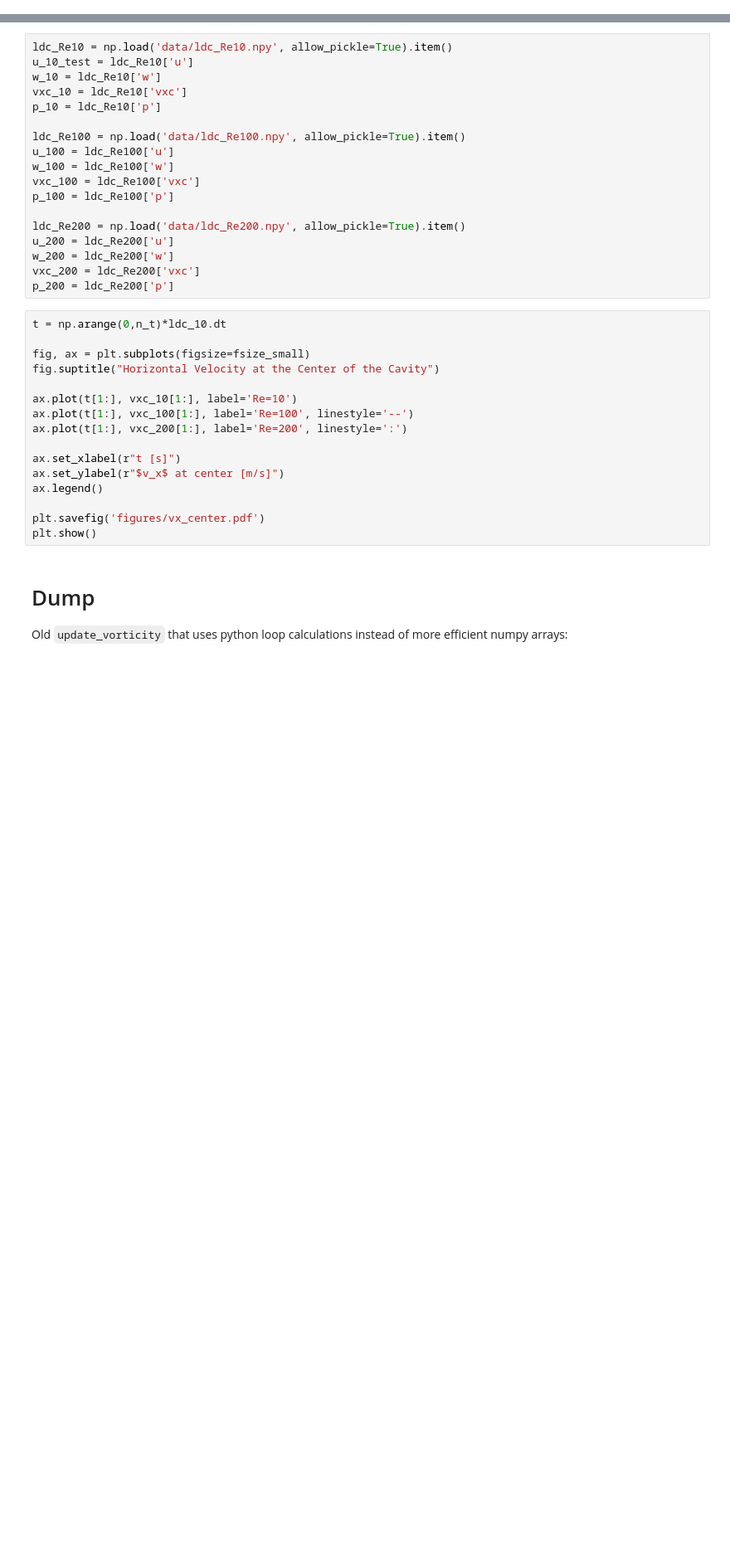
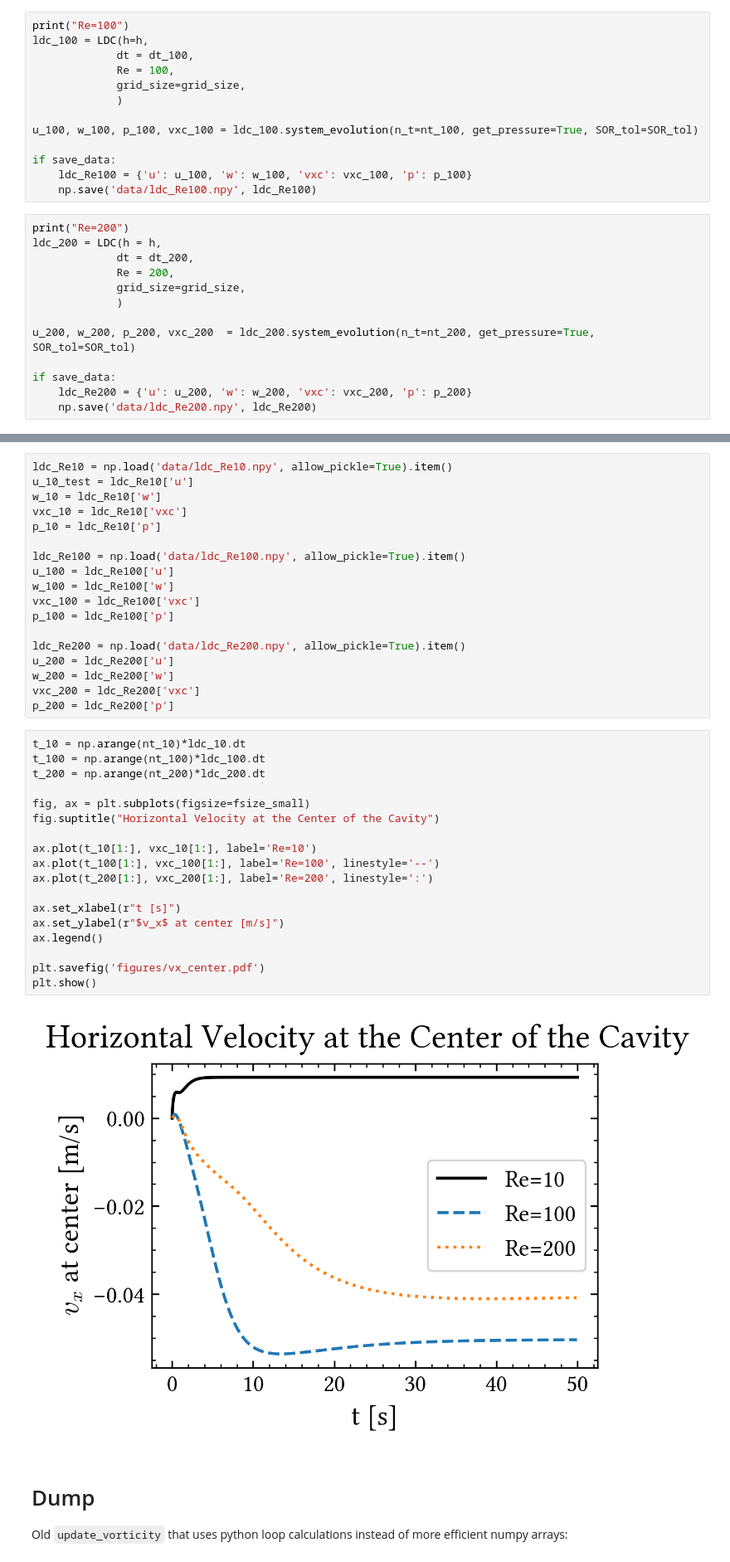
Before and after one commit to Fubinii/FD_fluid_dynamics, a Jupyter notebook: FD_fluid_dynamics.ipynb, the cells around one changed output, grey strips where cells are left out. Shown at 83% size. Cells and saved outputs as stored; diff of their text form; blank space fills up the shorter version.

```diff
--- a/FD_fluid_dynamics.ipynb
+++ b/FD_fluid_dynamics.ipynb
@@ -355,3 +354,29 @@ np.save('data/ldc_Re200.npy', ldc_Re200)
+# %%
+print("Re=100")
+ldc_100 = LDC(h=h,
+             dt = dt_100,
+             Re = 100,
+             grid_size=grid_size,
+             )
+
+u_100, w_100, p_100, vxc_100 = ldc_100.system_evolution(n_t=nt_100, get_pressure=True, SOR_tol=SOR_tol)
+
+if save_data:
+    ldc_Re100 = {'u': u_100, 'w': w_100, 'vxc': vxc_100, 'p': p_100}
+    np.save('data/ldc_Re100.npy', ldc_Re100)
+# %%
+print("Re=200")
+ldc_200 = LDC(h = h,
+             dt = dt_200,
+             Re = 200,
+             grid_size=grid_size,
+             )
+
+u_200, w_200, p_200, vxc_200  = ldc_200.system_evolution(n_t=nt_200, get_pressure=True, SOR_tol=SOR_tol)
+
+if save_data:
+    ldc_Re200 = {'u': u_200, 'w': w_200, 'vxc': vxc_200, 'p': p_200}
+    np.save('data/ldc_Re200.npy', ldc_Re200)
 # %% [markdown]
 The cell below is to load the data directly instead of simulating it, if the simulation cell above was run before.
 # %%
@@ -373,21 +398,25 @@ w_200 = ldc_Re200['w']
 vxc_200 = ldc_Re200['vxc']
 p_200 = ldc_Re200['p']
 # %%
-t = np.arange(0,n_t)*ldc_10.dt
+t_10 = np.arange(nt_10)*ldc_10.dt
+t_100 = np.arange(nt_100)*ldc_100.dt
+t_200 = np.arange(nt_200)*ldc_200.dt
 
 fig, ax = plt.subplots(figsize=fsize_small)
 fig.suptitle("Horizontal Velocity at the Center of the Cavity")
 
-ax.plot(t[1:], vxc_10[1:], label='Re=10')
-ax.plot(t[1:], vxc_100[1:], label='Re=100', linestyle='--')
-ax.plot(t[1:], vxc_200[1:], label='Re=200', linestyle=':')
+ax.plot(t_10[1:], vxc_10[1:], label='Re=10')
+ax.plot(t_100[1:], vxc_100[1:], label='Re=100', linestyle='--')
+ax.plot(t_200[1:], vxc_200[1:], label='Re=200', linestyle=':')
 
 ax.set_xlabel(r"t [s]")
 ax.set_ylabel(r"$v_x$ at center [m/s]")
 ax.legend()
 
 plt.savefig('figures/vx_center.pdf')
 plt.show()
+# %% [output]
+[figure, added]
 # %% [markdown]
 # Dump
 
```
Also changed, not shown: parts of 8 cells of this notebook, 7 other files.
